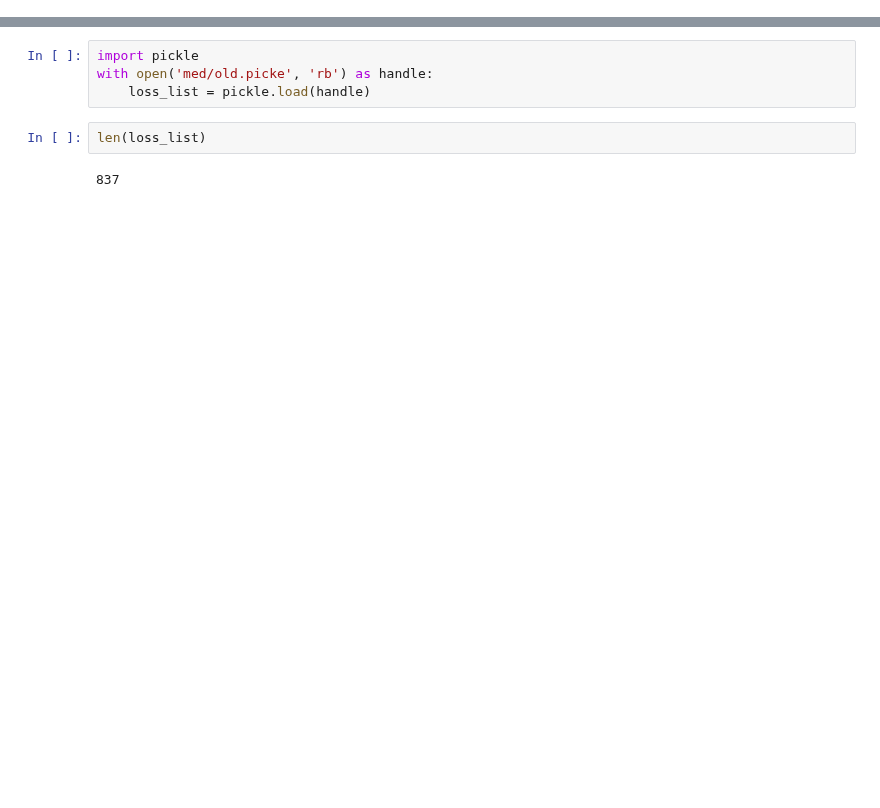
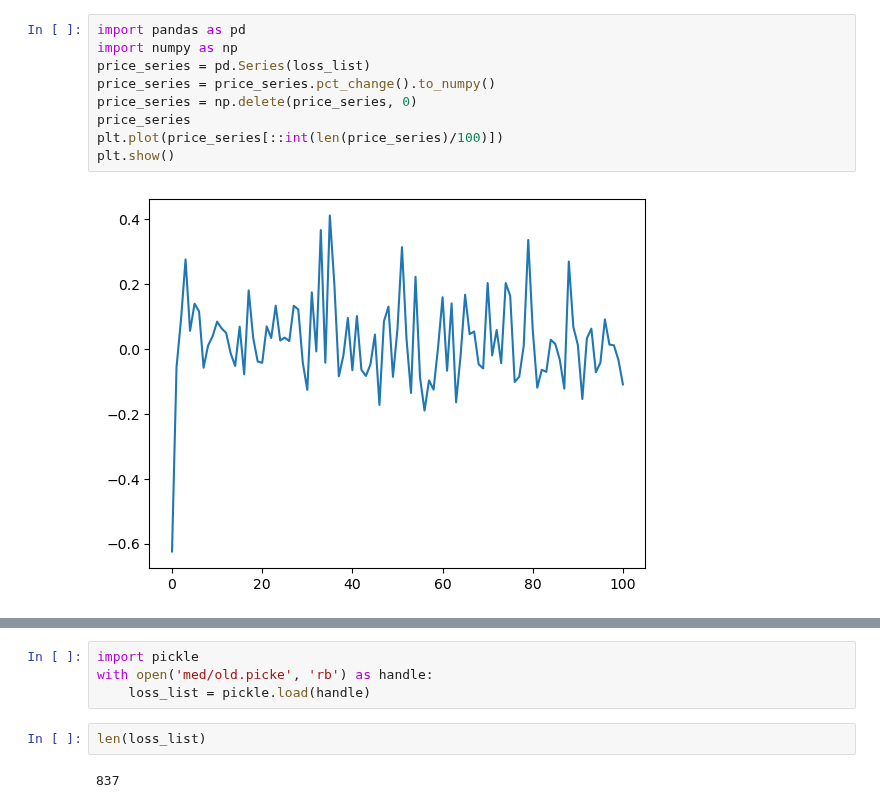
Before and after one commit to AhmedGamal411/DiffusionSpeech2Face, a Jupyter notebook: test copy.ipynb, the cells around one changed output, grey strips where cells are left out. Saved outputs shown, nothing was run; the diff lists cells and outputs as text; blank space fills up the shorter version.

```diff
--- a/test copy.ipynb
+++ b/test copy.ipynb
@@ -0,0 +23,11 @@
+# %%
+import pandas as pd
+import numpy as np
+price_series = pd.Series(loss_list)
+price_series = price_series.pct_change().to_numpy()
+price_series = np.delete(price_series, 0)
+price_series
+plt.plot(price_series[::int(len(price_series)/100)])
+plt.show()
+# %% [output]
+[figure, added]
```
Also changed, not shown: parts of 8 cells of this notebook, 4 other files.
